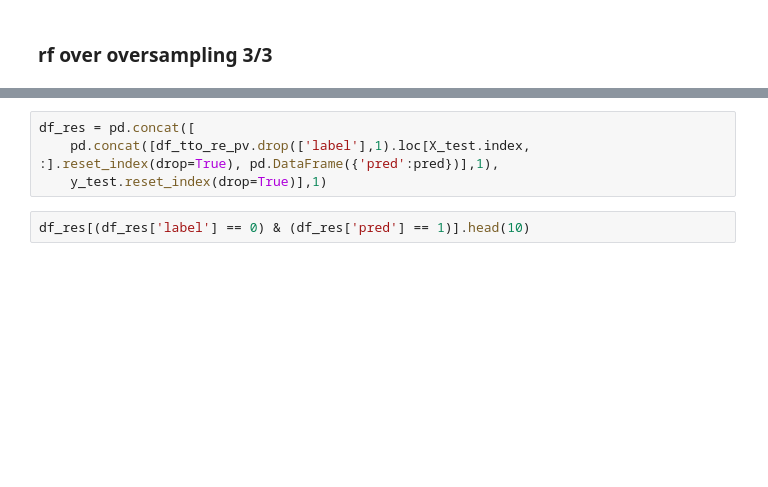
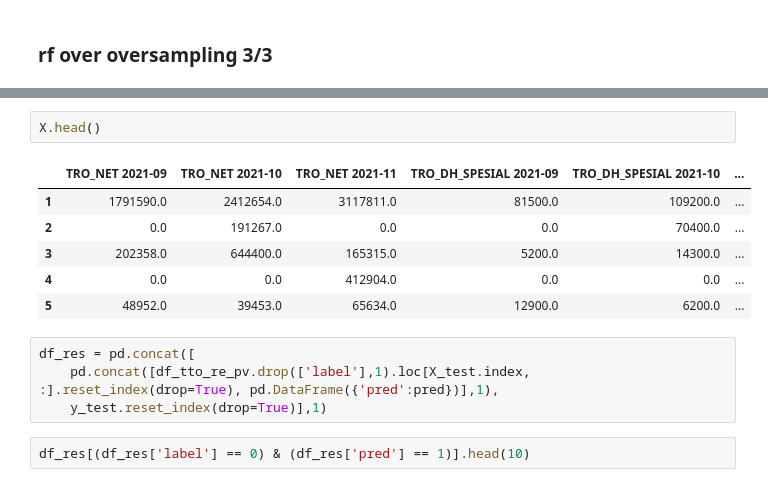
Before and after one commit to trisna26/alfagift_churn, a Jupyter notebook: churn_12_edited.ipynb, the cells around one changed output, grey strips where cells are left out. Cells and saved outputs as stored; diff of their text form; blank space fills up the shorter version.

```diff
--- a/churn_12_edited.ipynb
+++ b/churn_12_edited.ipynb
@@ -752,3 +832,12 @@ ConfusionMatrixDisplay.from_predictions(y_test, pred,
+# %%
+X.head()
+# %% [output]
+|  | TRO_NET 2021-09 | TRO_NET 2021-10 | TRO_NET 2021-11 | TRO_DH_SPESIAL 2021-09 | TRO_DH_SPESIAL 2021-10 | ... |
+| 1 | 1791590.0 | 2412654.0 | 3117811.0 | 81500.0 | 109200.0 | ... |
+| 2 | 0.0 | 191267.0 | 0.0 | 0.0 | 70400.0 | ... |
+| 3 | 202358.0 | 644400.0 | 165315.0 | 5200.0 | 14300.0 | ... |
+| 4 | 0.0 | 0.0 | 412904.0 | 0.0 | 0.0 | ... |
+| 5 | 48952.0 | 39453.0 | 65634.0 | 12900.0 | 6200.0 | ... |
 # %%
 df_res = pd.concat([
     pd.concat([df_tto_re_pv.drop(['label'],1).loc[X_test.index, :].reset_index(drop=True), pd.DataFrame({'pred':pred})],1),
```
Also changed, not shown: parts of 3 cells of this notebook.
